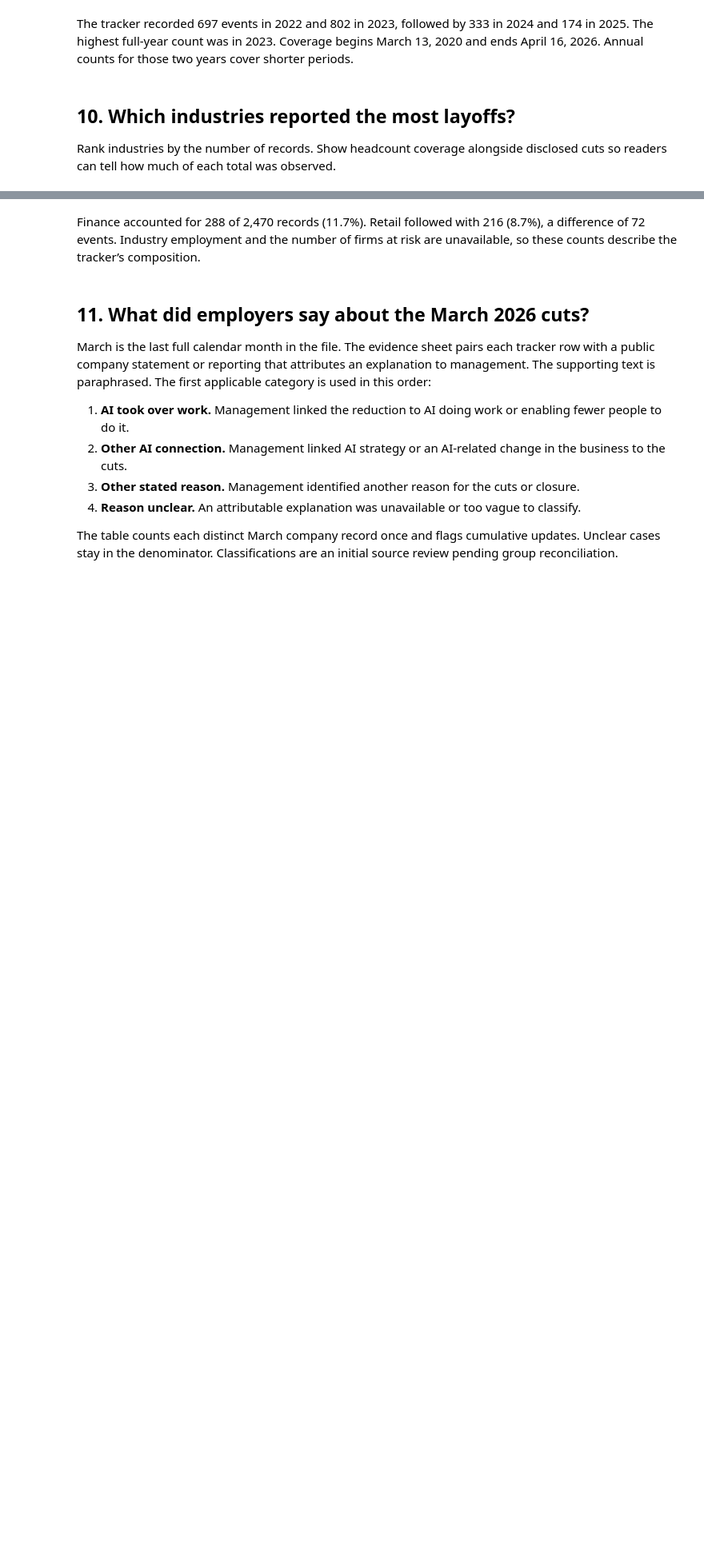
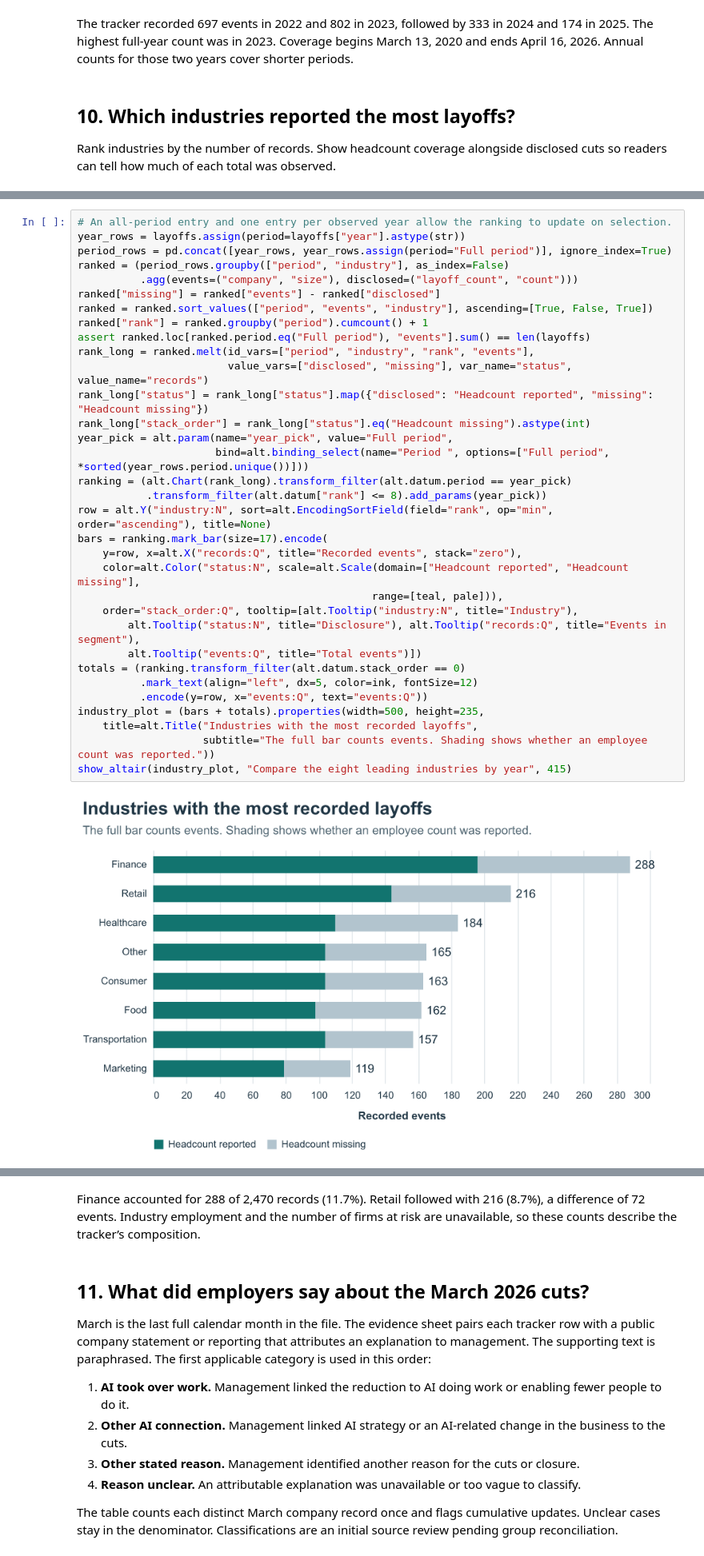
Before and after one commit to sionjk/AI-WorkForce-Reductions, a Jupyter notebook: Final Project/COP 4283 Final Project.ipynb, the cells around one changed output, grey strips where cells are left out. Shown at 80% size. Saved outputs shown, nothing was run; the diff lists cells and outputs as text; blank space fills up the shorter version.

```diff
--- a/Final Project/COP 4283 Final Project.ipynb
+++ b/Final Project/COP 4283 Final Project.ipynb
@@ -440,0 +499,35 @@ plt.show()
+# %%
+# An all-period entry and one entry per observed year allow the ranking to update on selection.
+year_rows = layoffs.assign(period=layoffs["year"].astype(str))
+period_rows = pd.concat([year_rows, year_rows.assign(period="Full period")], ignore_index=True)
+ranked = (period_rows.groupby(["period", "industry"], as_index=False)
+          .agg(events=("company", "size"), disclosed=("layoff_count", "count")))
+ranked["missing"] = ranked["events"] - ranked["disclosed"]
+ranked = ranked.sort_values(["period", "events", "industry"], ascending=[True, False, True])
+ranked["rank"] = ranked.groupby("period").cumcount() + 1
+assert ranked.loc[ranked.period.eq("Full period"), "events"].sum() == len(layoffs)
+rank_long = ranked.melt(id_vars=["period", "industry", "rank", "events"],
+                        value_vars=["disclosed", "missing"], var_name="status", value_name="records")
+rank_long["status"] = rank_long["status"].map({"disclosed": "Headcount reported", "missing": "Headcount missing"})
+rank_long["stack_order"] = rank_long["status"].eq("Headcount missing").astype(int)
+year_pick = alt.param(name="year_pick", value="Full period",
+                      bind=alt.binding_select(name="Period ", options=["Full period", *sorted(year_rows.period.unique())]))
+ranking = (alt.Chart(rank_long).transform_filter(alt.datum.period == year_pick)
+           .transform_filter(alt.datum["rank"] <= 8).add_params(year_pick))
+row = alt.Y("industry:N", sort=alt.EncodingSortField(field="rank", op="min", order="ascending"), title=None)
+bars = ranking.mark_bar(size=17).encode(
+    y=row, x=alt.X("records:Q", title="Recorded events", stack="zero"),
+    color=alt.Color("status:N", scale=alt.Scale(domain=["Headcount reported", "Headcount missing"],
+                                               range=[teal, pale])),
+    order="stack_order:Q", tooltip=[alt.Tooltip("industry:N", title="Industry"),
+        alt.Tooltip("status:N", title="Disclosure"), alt.Tooltip("records:Q", title="Events in segment"),
+        alt.Tooltip("events:Q", title="Total events")])
+totals = (ranking.transform_filter(alt.datum.stack_order == 0)
+          .mark_text(align="left", dx=5, color=ink, fontSize=12)
+          .encode(y=row, x="events:Q", text="events:Q"))
+industry_plot = (bars + totals).properties(width=500, height=235,
+    title=alt.Title("Industries with the most recorded layoffs",
+                    subtitle="The full bar counts events. Shading shows whether an employee count was reported."))
+show_altair(industry_plot, "Compare the eight leading industries by year", 415)
+# %% [output]
+[figure, added]
```
Also changed, not shown: parts of 12 cells of this notebook.
